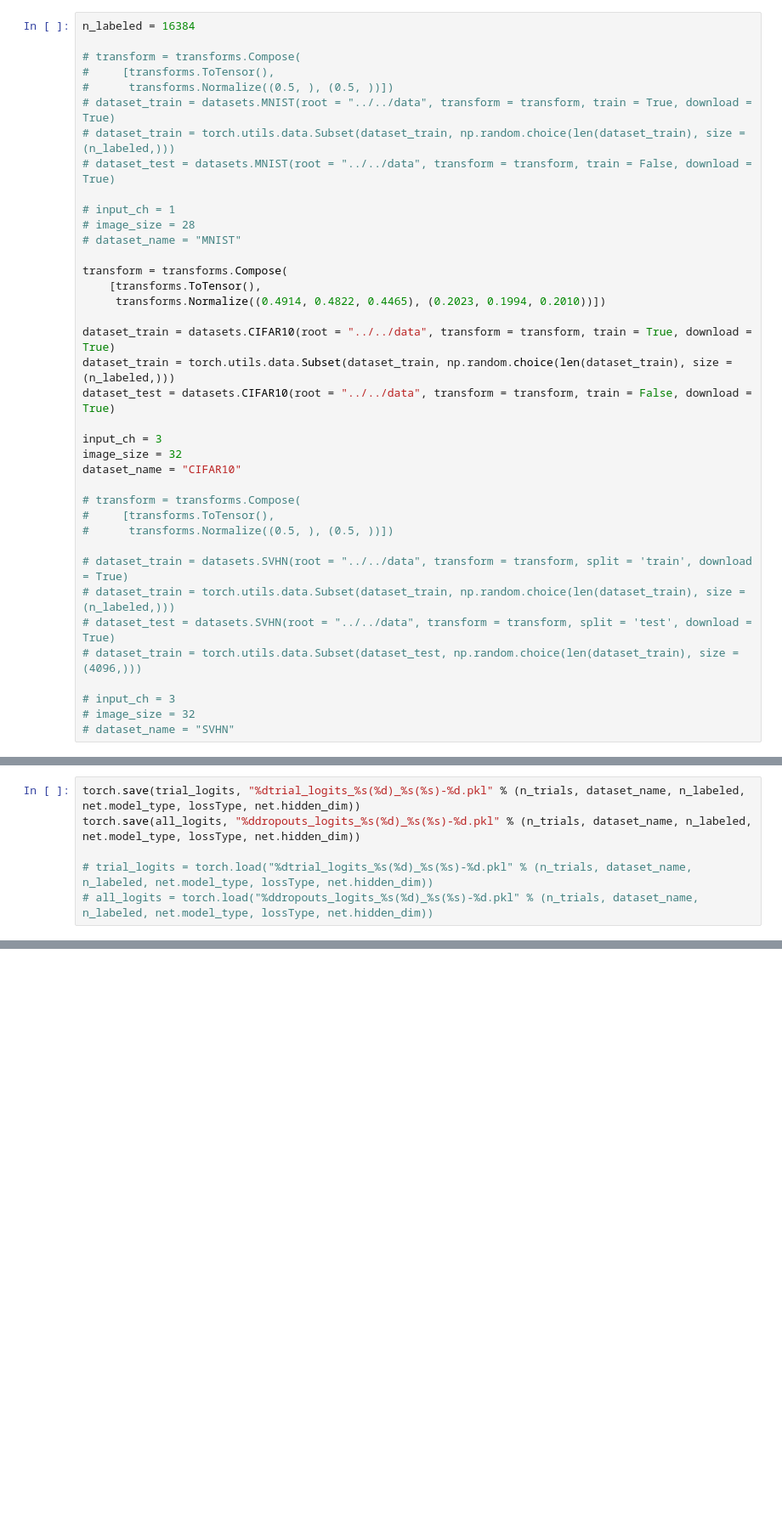
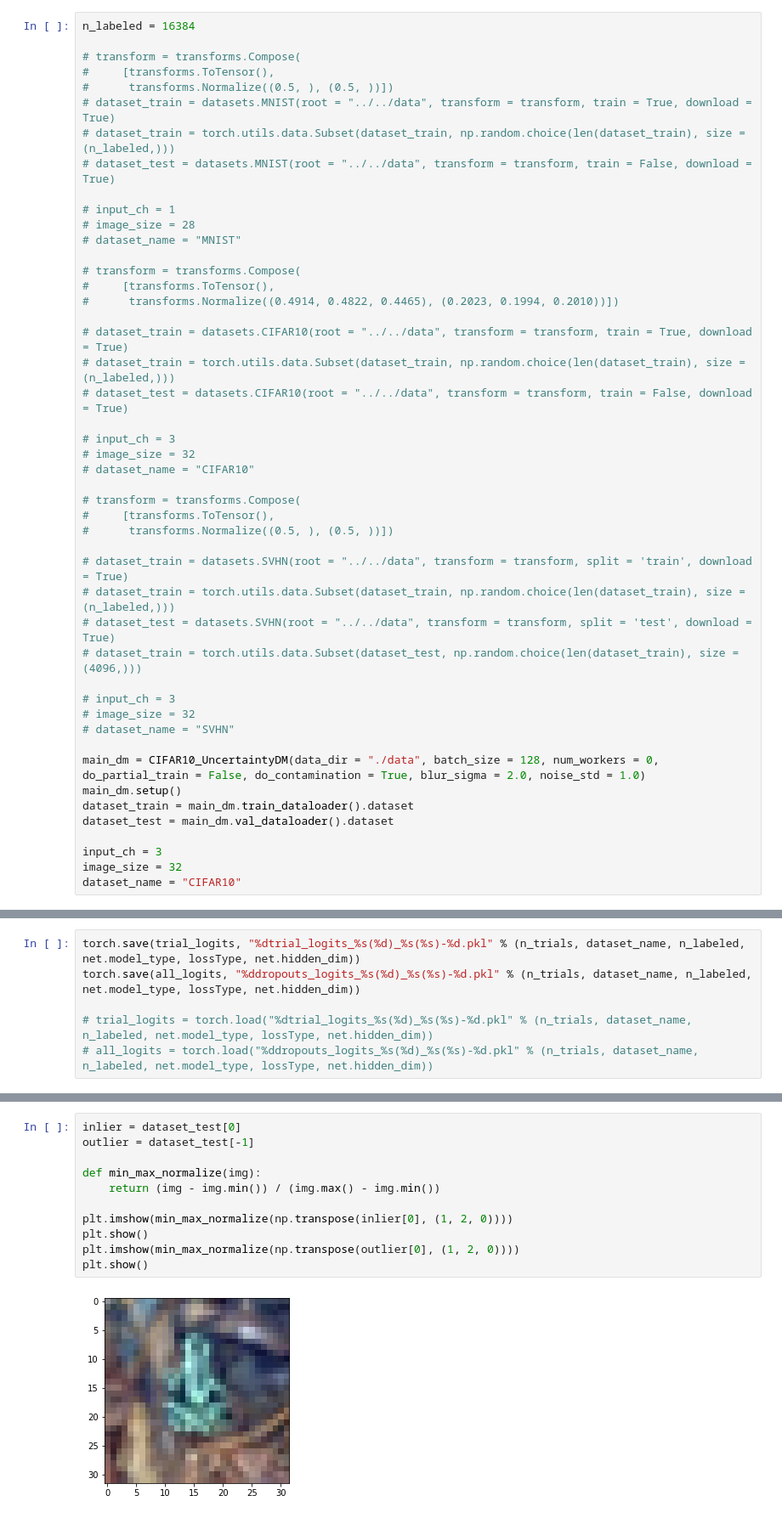
Before and after one commit to betairylia/Active-learning-features, a Jupyter notebook: ToyExperiments/Dropout/dropout_related.ipynb, the cells around one changed output, grey strips where cells are left out. Shown at 85% size. Cells and saved outputs as stored; diff of their text form; blank space fills up the shorter version.

```diff
--- a/ToyExperiments/Dropout/dropout_related.ipynb
+++ b/ToyExperiments/Dropout/dropout_related.ipynb
@@ -25,17 +33,17 @@ n_labeled = 16384
 # image_size = 28
 # dataset_name = "MNIST"
 
-transform = transforms.Compose(
-    [transforms.ToTensor(),
-     transforms.Normalize((0.4914, 0.4822, 0.4465), (0.2023, 0.1994, 0.2010))])
+# transform = transforms.Compose(
+#     [transforms.ToTensor(),
+#      transforms.Normalize((0.4914, 0.4822, 0.4465), (0.2023, 0.1994, 0.2010))])
 
-dataset_train = datasets.CIFAR10(root = "../../data", transform = transform, train = True, download = True)
-dataset_train = torch.utils.data.Subset(dataset_train, np.random.choice(len(dataset_train), size = (n_labeled,)))
-dataset_test = datasets.CIFAR10(root = "../../data", transform = transform, train = False, download = True)
+# dataset_train = datasets.CIFAR10(root = "../../data", transform = transform, train = True, download = True)
+# dataset_train = torch.utils.data.Subset(dataset_train, np.random.choice(len(dataset_train), size = (n_labeled,)))
+# dataset_test = datasets.CIFAR10(root = "../../data", transform = transform, train = False, download = True)
 
-input_ch = 3
-image_size = 32
-dataset_name = "CIFAR10"
+# input_ch = 3
+# image_size = 32
+# dataset_name = "CIFAR10"
 
 # transform = transforms.Compose(
 #     [transforms.ToTensor(),
@@ -49,6 +57,15 @@ dataset_name = "CIFAR10"
 # input_ch = 3
 # image_size = 32
 # dataset_name = "SVHN"
+
+main_dm = CIFAR10_UncertaintyDM(data_dir = "./data", batch_size = 128, num_workers = 0, do_partial_train = False, do_contamination = True, blur_sigma = 2.0, noise_std = 1.0)
+main_dm.setup()
+dataset_train = main_dm.train_dataloader().dataset
+dataset_test = main_dm.val_dataloader().dataset
+
+input_ch = 3
+image_size = 32
+dataset_name = "CIFAR10"
 # %% [output]
 Files already downloaded and verified
 Files already downloaded and verified
@@ -497,0 +514,13 @@ tensor([3, 8, 8,  ..., 5, 1, 7])
+# %%
+inlier = dataset_test[0]
+outlier = dataset_test[-1]
+
+def min_max_normalize(img):
+    return (img - img.min()) / (img.max() - img.min())
+
+plt.imshow(min_max_normalize(np.transpose(inlier[0], (1, 2, 0))))
+plt.show()
+plt.imshow(min_max_normalize(np.transpose(outlier[0], (1, 2, 0))))
+plt.show()
+# %% [output]
+[figure, added]
```
Also changed, not shown: parts of 10 cells of this notebook, 10 other files.
